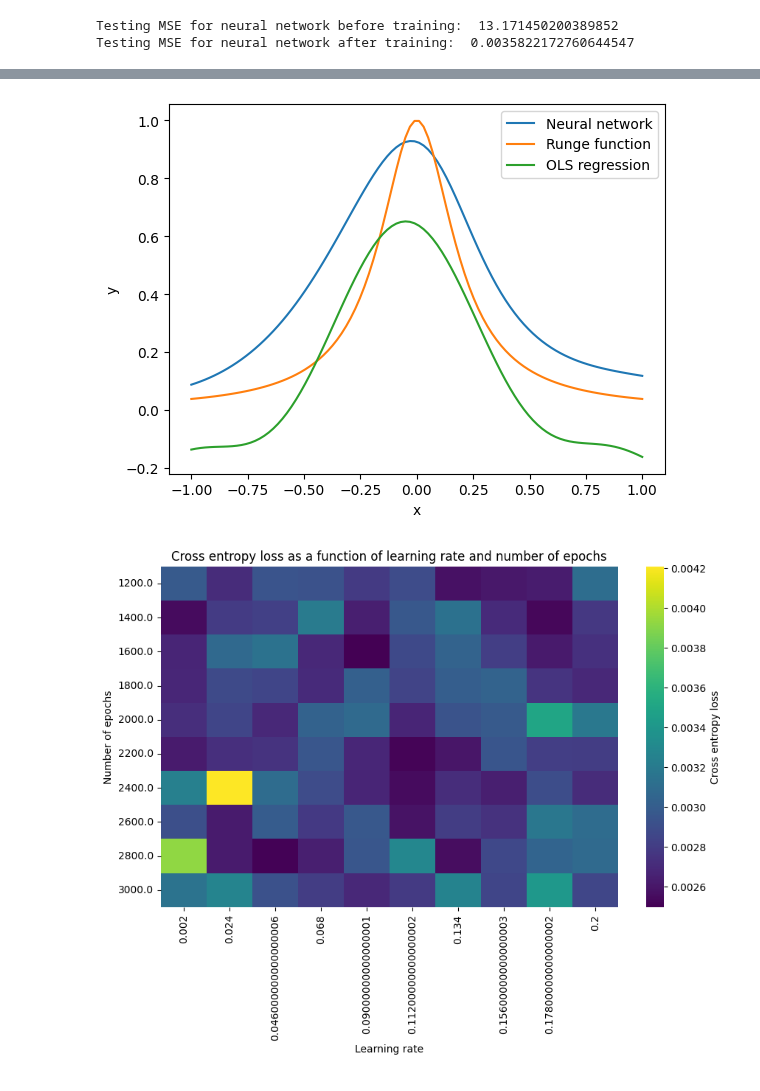
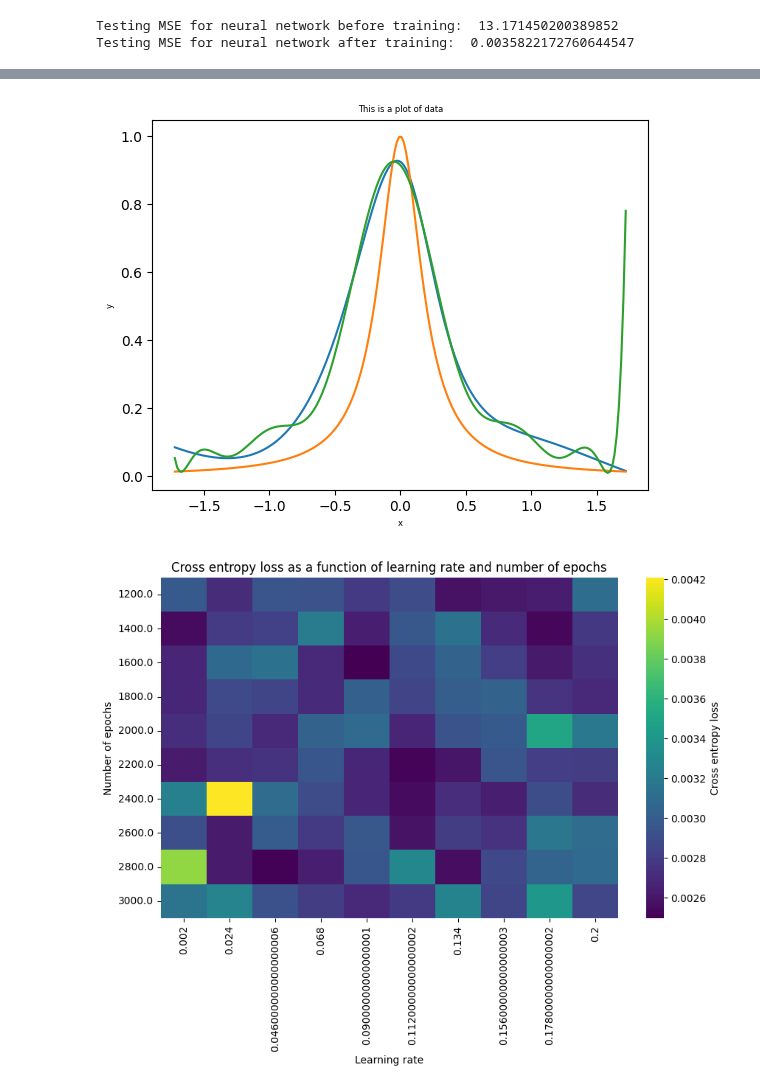
Before and after one commit to HeineEH/FYS-STK3155_Project2, a Jupyter notebook: code/exercise_2b.ipynb, the cells around one changed output, grey strips where cells are left out. Saved outputs shown, nothing was run; the diff lists cells and outputs as text; code cells hidden in the pictures.

Commit message:
Some other small changes (not needed, apart from condition on training)

```diff
--- a/code/exercise_2b.ipynb
+++ b/code/exercise_2b.ipynb
@@ -44,15 +19,14 @@ for i in range(20):
+# %%
+np.random.seed(124)
+
+x,y = generate_dataset()
 # %%
 def runge(x):
     return 1/(1 + 25*x**2)
 
-np.random.seed(124)
-
-n = 500
-x = np.random.uniform(-1, 1, n)
-y = runge(x) + 0.05*np.random.normal(0, 1, n)
 x = x.reshape(-1,1)
 y = y.reshape(-1,1)
-x_train, x_test, y_train, y_test = train_test_split(x, y, test_size=0.2,random_state = 44)
+#x_train, x_test, y_train, y_test = train_test_split(x, y, test_size=0.2,random_state = 44)
 
 n_folds = 5
 
@@ -126,20 +80,20 @@ print(x_test)
 # %%
-x_test = np.linspace(-1,1, 100)
-y_pred = net.predict(x_test.reshape(-1, 1))
+x_test = scaler.fit_transform(np.linspace(-1,1, 200).reshape(-1,1))
+y_pred = net.predict(x_test)
 
-model = LinearRegression(fit_intercept=False)
+#model = LinearRegression(fit_intercept=False)
 
-model = make_pipeline(PolynomialFeatures(degree=12, include_bias=False), StandardScaler(), model)
+#model = make_pipeline(PolynomialFeatures(degree=12, include_bias=False), StandardScaler(), model)
 
-plt.plot(x_test,y_pred,label="Neural network")
-plt.plot(x_test,runge(x_test),label="Runge function")
-plt.plot(x_test,model.fit(x_train.reshape(-1,1), y_train).predict(x_test.reshape(-1,1)),label="OLS regression")
-plt.legend()
-plt.xlabel("x")
-plt.ylabel("y")
+plt.plot(x_test,y_pred)   #,label="Neural network"
+plt.plot(x_test,runge(x_test))   #,label="Runge function"
+plt.plot(x_test,model.fit(x_train.reshape(-1,1), y_train).predict(x_test))
+plt.xlabel("x",fontsize=6)
+plt.title("This is a plot of data",fontsize = 6)
+plt.ylabel("y",fontsize=6)
 plt.show()
 # %% [output]
-[figure, old version]
+[figure, new version]
 # %%
 import seaborn as sns
 
```
Also changed, not shown: parts of 8 cells of this notebook, 2 other files.
